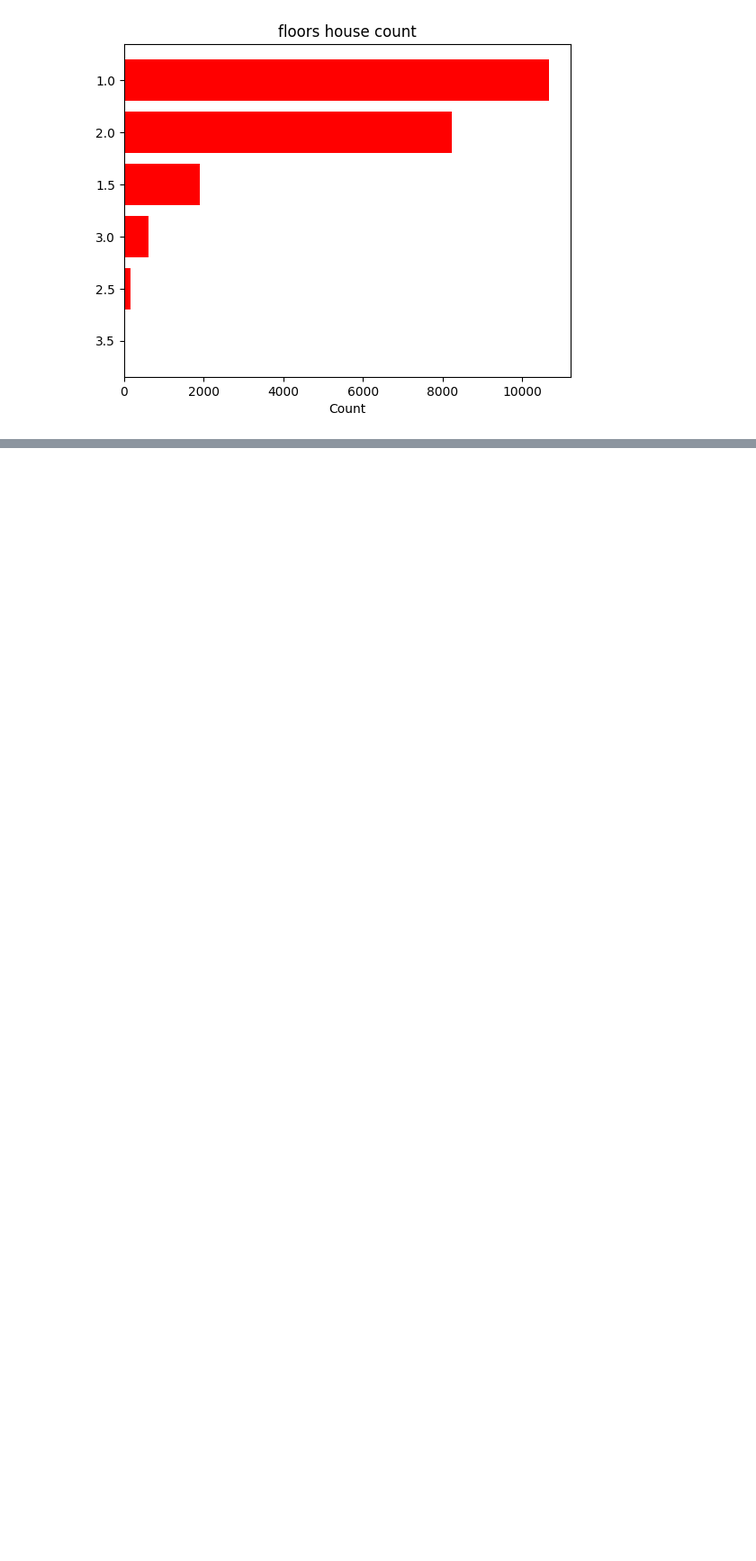
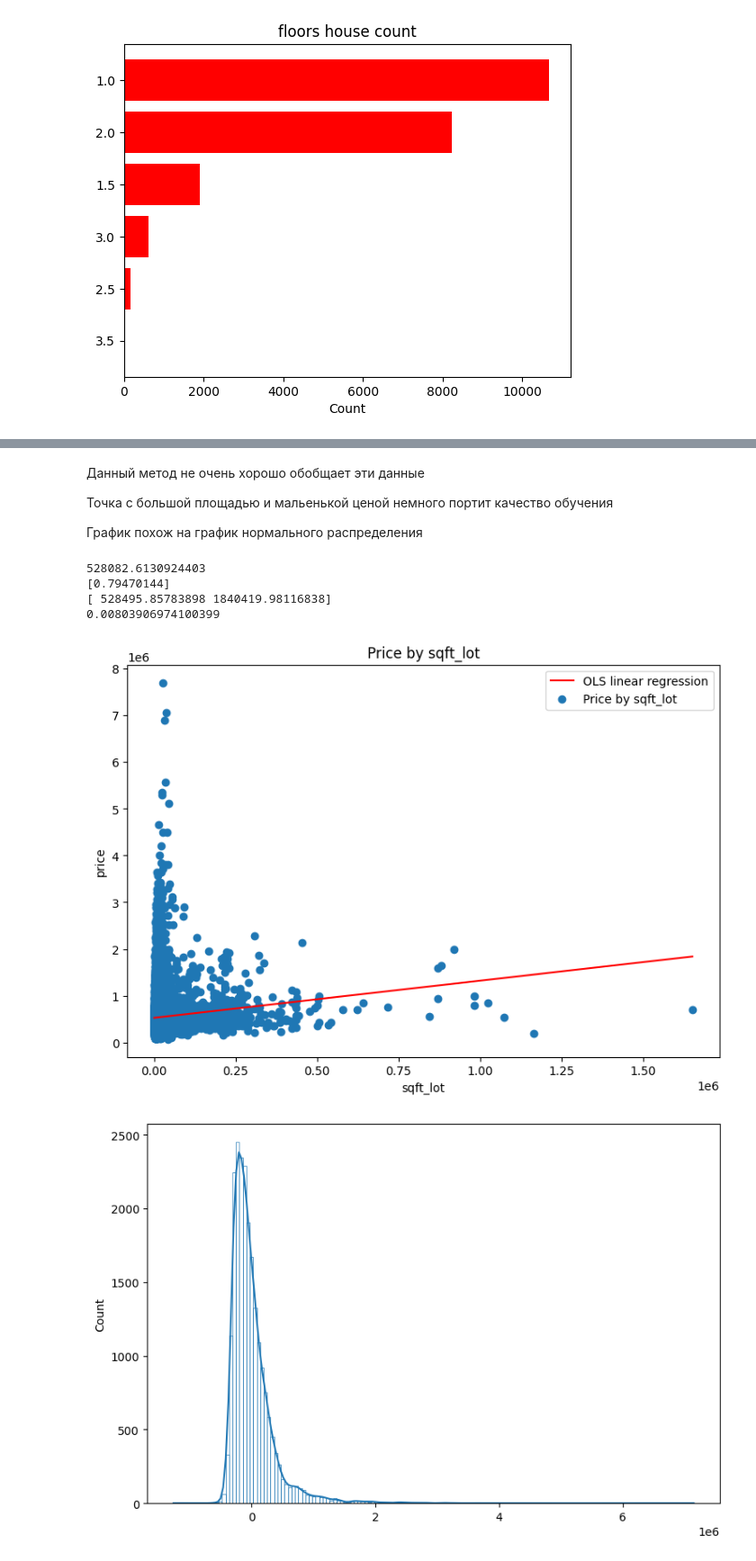
Before and after one commit to AlexHudnev/data_analysis, a Jupyter notebook: data_analysis.ipynb, the cells around one changed output, grey strips where cells are left out. Shown at 90% size. Drawn from its saved outputs; the diff is of its cells as text; code cells hidden in the pictures; blank space fills up the shorter version.

```diff
--- a/data_analysis.ipynb
+++ b/data_analysis.ipynb
@@ -99,0 +208,49 @@ plt.show()
+# %% [markdown]
+Данный метод не очень хорошо обобщает эти данные
+
+Точка с большой площадью и мальенькой ценой немного портит качество обучения
+
+
+График похож на график нормального распределения
+# %%
+sqft_lot = data['sqft_lot'].values
+price = data['price'].values
+
+model = LinearRegression()
+
+model.fit(sqft_lot.reshape(-1, 1), price)
+
+print(model.intercept_)
+print(model.coef_)
+
+
+# Нарисуем график с обучающими данными и моделью
+demo_x = np.array([sqft_lot.min(), sqft_lot.max()])
+demo_y = model.predict(demo_x.reshape(-1, 1))
+print(demo_y)
+
+plt.figure(figsize = (9, 6))
+plt.scatter(sqft_lot, price, label = 'Price by sqft_lot')
+plt.plot(demo_x, demo_y, color = 'r', label = 'OLS linear regression')
+plt.xlabel('sqft_lot')
+plt.ylabel('price')
+plt.title('Price by sqft_lot')
+plt.legend()
+
+y_predicted = model.predict(sqft_lot.reshape(-1,1))
+print(r2_score(price, y_predicted))
+errors = price - y_predicted
+# plt.figure(figsize = (9, 6))
+# plt.plot(errors)
+plt.figure(figsize = (9, 6))
+sns.histplot(x=errors,
+             bins=150,
+             fill=False,
+             kde=True);
+# %% [output]
+528082.6130924403
+[0.79470144]
+[ 528495.85783898 1840419.98116838]
+0.00803906974100399
+[figure, added]
+[figure, added]
```
Also changed, not shown: parts of 60 cells of this notebook.
